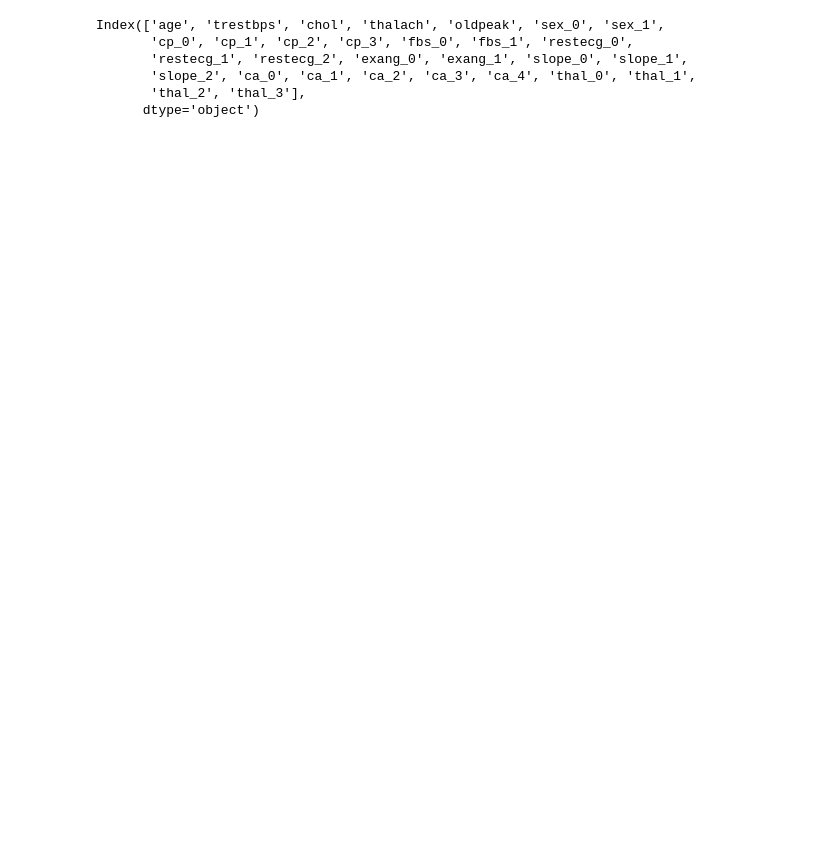
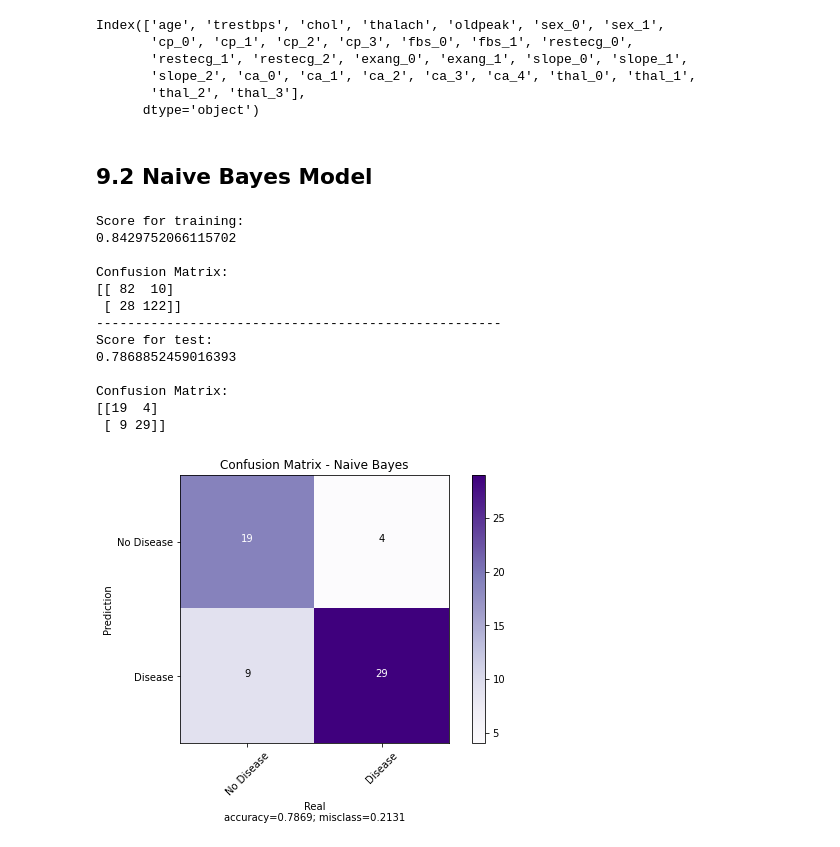
Before and after one commit to bryansbr/heart-disease-AI, a Jupyter notebook: heart-disease.ipynb, the cells around one changed output. Drawn from its saved outputs; the diff is of its cells as text; code cells hidden in the pictures; blank space fills up the shorter version.

```diff
--- a/heart-disease.ipynb
+++ b/heart-disease.ipynb
@@ -438,3 +442,50 @@ Index(['age', 'trestbps', 'chol', 'thalach', 'oldpeak', 'sex_0', 'sex_1',
        'slope_2', 'ca_0', 'ca_1', 'ca_2', 'ca_3', 'ca_4', 'thal_0', 'thal_1',
        'thal_2', 'thal_3'],
       dtype='object')
+# %% [markdown]
+## 9.2 Naive Bayes Model
+# %%
+# NAIVE BAYES
+naive_bayes = GaussianNB()
+
+# Training
+nb_model_result = naive_bayes.fit(trainX, trainY)
+
+# ====================== Training data ======================
+#Print the score on the train data
+print("Score for training:")
+print(nb_model_result.score(trainX, trainY))
+# Show the confusion matrix
+print("\nConfusion Matrix:")
+print(confusion_matrix(nb_model_result.predict(trainX), trainY))
+
+print("----------------------------------------------------")
+
+# ======================== Test data ========================
+#Print the score on the test data
+print("Score for test:")
+print(nb_model_result.score(testX, testY))
+# Show the confusion matrix
+print("\nConfusion Matrix:")
+print(confusion_matrix(nb_model_result.predict(testX), testY))
+
+# Second way to visualize the confusion matrix
+plot_confusion_matrix(cm = confusion_matrix(nb_model_result.predict(testX), testY),
+                      normalize    = False,
+                      target_names = ['No Disease', 'Disease'],
+                      title        = "Confusion Matrix - Naive Bayes")
+# %% [output]
+Score for training:
+0.8429752066115702
+
+Confusion Matrix:
+[[ 82  10]
+ [ 28 122]]
+----------------------------------------------------
+Score for test:
+0.7868852459016393
+
+Confusion Matrix:
+[[19  4]
+ [ 9 29]]
+[figure, added]
```
Also changed, not shown: parts of 9 cells of this notebook.
